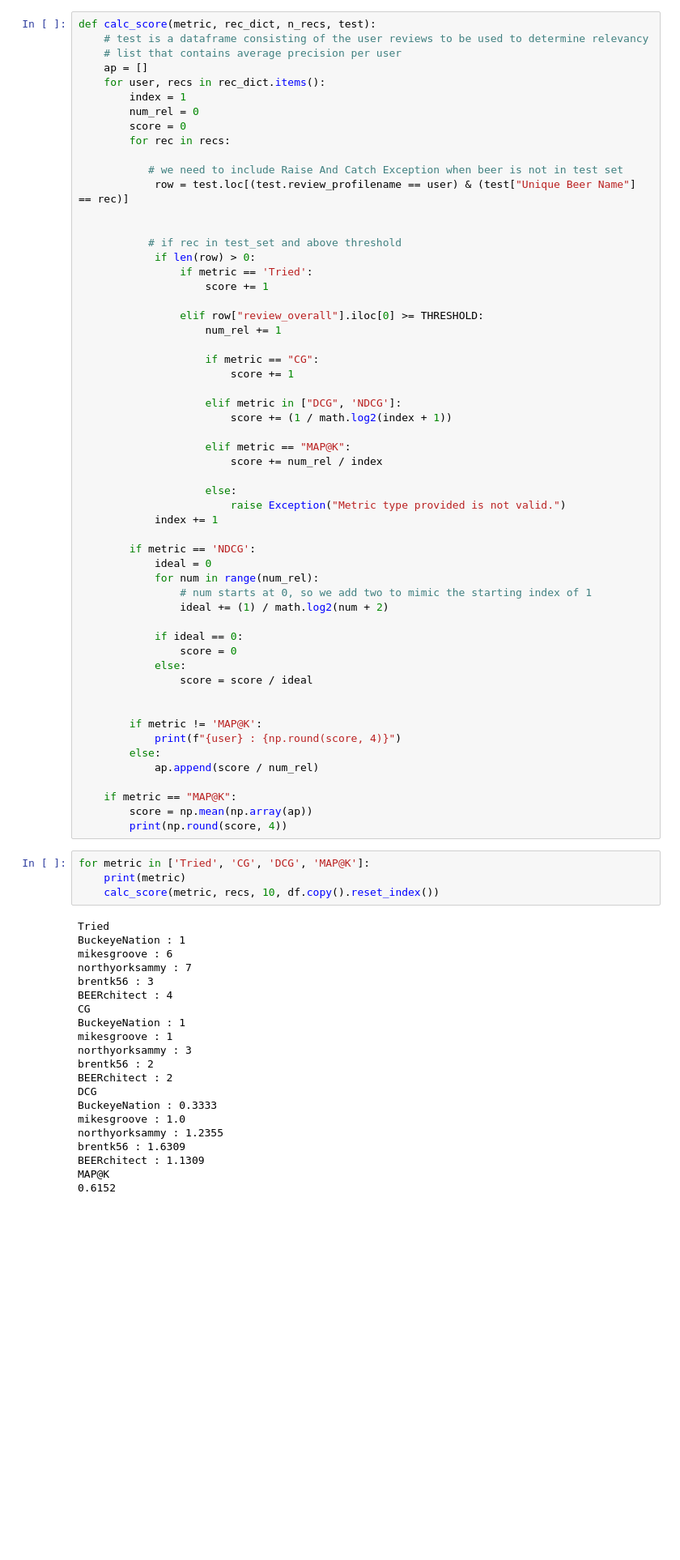
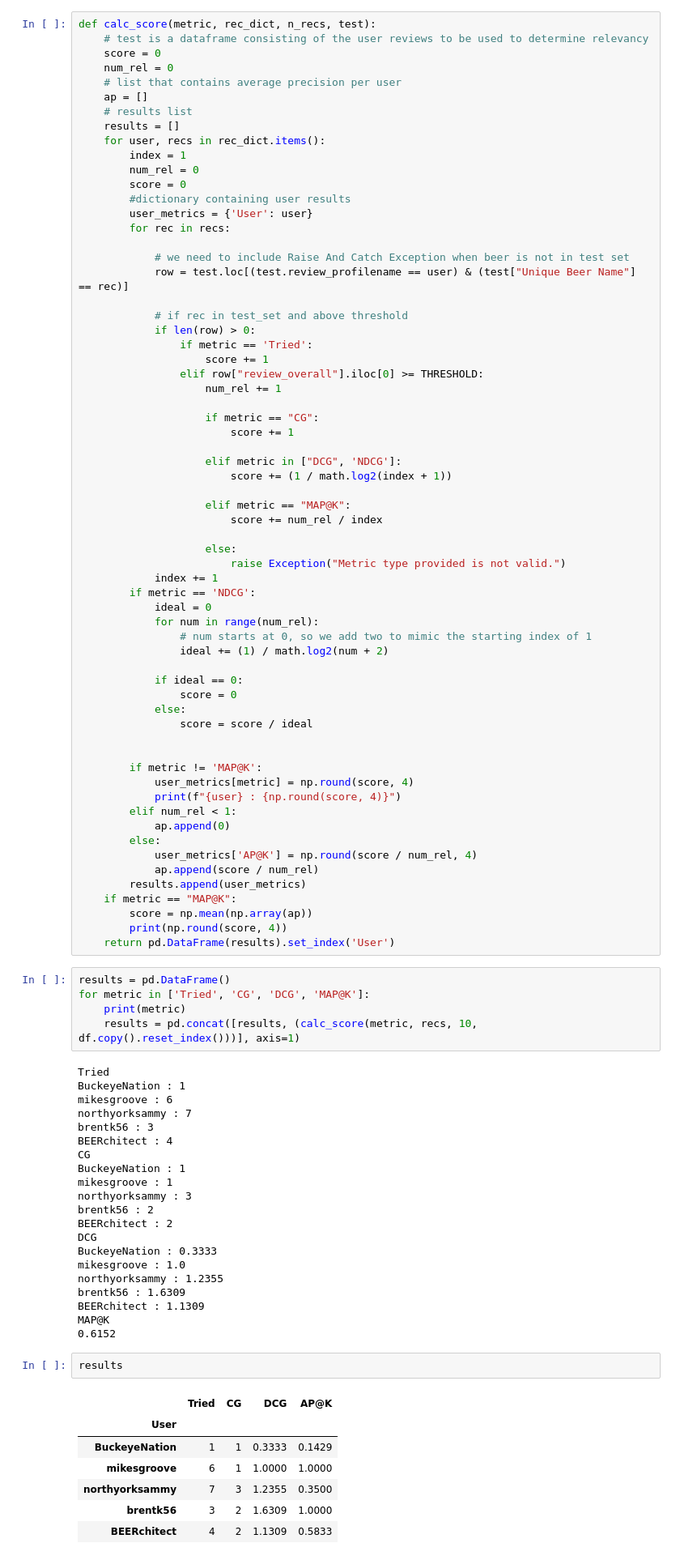
Before and after one commit to sophielouie/beer-recommendation-system, a Jupyter notebook: HybridModel.ipynb, the cells around one changed output. Shown: that part at 81% size. Drawn from its saved outputs; the diff is of its cells as text; blank space fills up the shorter version.

Commit message:
created results dataframes

```diff
--- a/HybridModel.ipynb
+++ b/HybridModel.ipynb
@@ -389,23 +314,27 @@ ArrogantB          The Defiant Brewing Company Muddy Creek Lager  0.297071
 # %%
 def calc_score(metric, rec_dict, n_recs, test):
     # test is a dataframe consisting of the user reviews to be used to determine relevancy
+    score = 0
+    num_rel = 0
     # list that contains average precision per user
     ap = []
+    # results list
+    results = []
     for user, recs in rec_dict.items():
         index = 1
         num_rel = 0
         score = 0
+        #dictionary containing user results
+        user_metrics = {'User': user}
         for rec in recs:
 
-           # we need to include Raise And Catch Exception when beer is not in test set
+            # we need to include Raise And Catch Exception when beer is not in test set
             row = test.loc[(test.review_profilename == user) & (test["Unique Beer Name"] == rec)]
 
-
-           # if rec in test_set and above threshold
+            # if rec in test_set and above threshold
             if len(row) > 0:
                 if metric == 'Tried':
                     score += 1
-
                 elif row["review_overall"].iloc[0] >= THRESHOLD:
                     num_rel += 1
 
@@ -421,7 +350,6 @@ def calc_score(metric, rec_dict, n_recs, test):
                     else:
                         raise Exception("Metric type provided is not valid.")
             index += 1
-
         if metric == 'NDCG':
             ideal = 0
             for num in range(num_rel):
@@ -435,17 +363,23 @@ def calc_score(metric, rec_dict, n_recs, test):
 
 
         if metric != 'MAP@K':
+            user_metrics[metric] = np.round(score, 4)
             print(f"{user} : {np.round(score, 4)}")
+        elif num_rel < 1:
+            ap.append(0)
         else:
+            user_metrics['AP@K'] = np.round(score / num_rel, 4)
             ap.append(score / num_rel)
-
+        results.append(user_metrics)
     if metric == "MAP@K":
         score = np.mean(np.array(ap))
         print(np.round(score, 4))
+    return pd.DataFrame(results).set_index('User')
 # %%
+results = pd.DataFrame()
 for metric in ['Tried', 'CG', 'DCG', 'MAP@K']:
     print(metric)
-    calc_score(metric, recs, 10, df.copy().reset_index())
+    results = pd.concat([results, (calc_score(metric, recs, 10, df.copy().reset_index()))], axis=1)
 # %% [output]
 Tried
 BuckeyeNation : 1
@@ -467,3 +401,13 @@ brentk56 : 1.6309
 BEERchitect : 1.1309
 MAP@K
 0.6152
+# %%
+results
+# %% [output]
+|  | Tried | CG | DCG | AP@K |
+| User |  |  |  |  |
+| BuckeyeNation | 1 | 1 | 0.3333 | 0.1429 |
+| mikesgroove | 6 | 1 | 1.0000 | 1.0000 |
+| northyorksammy | 7 | 3 | 1.2355 | 0.3500 |
+| brentk56 | 3 | 2 | 1.6309 | 1.0000 |
+| BEERchitect | 4 | 2 | 1.1309 | 0.5833 |
```
Also changed, not shown: parts of 4 cells of this notebook.
